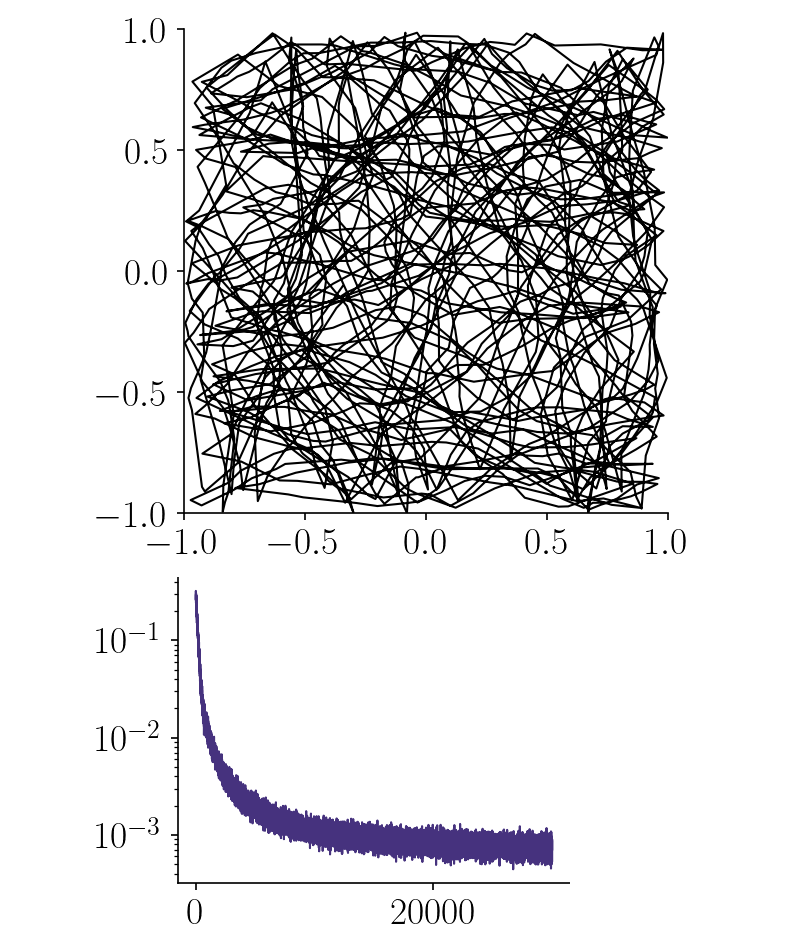
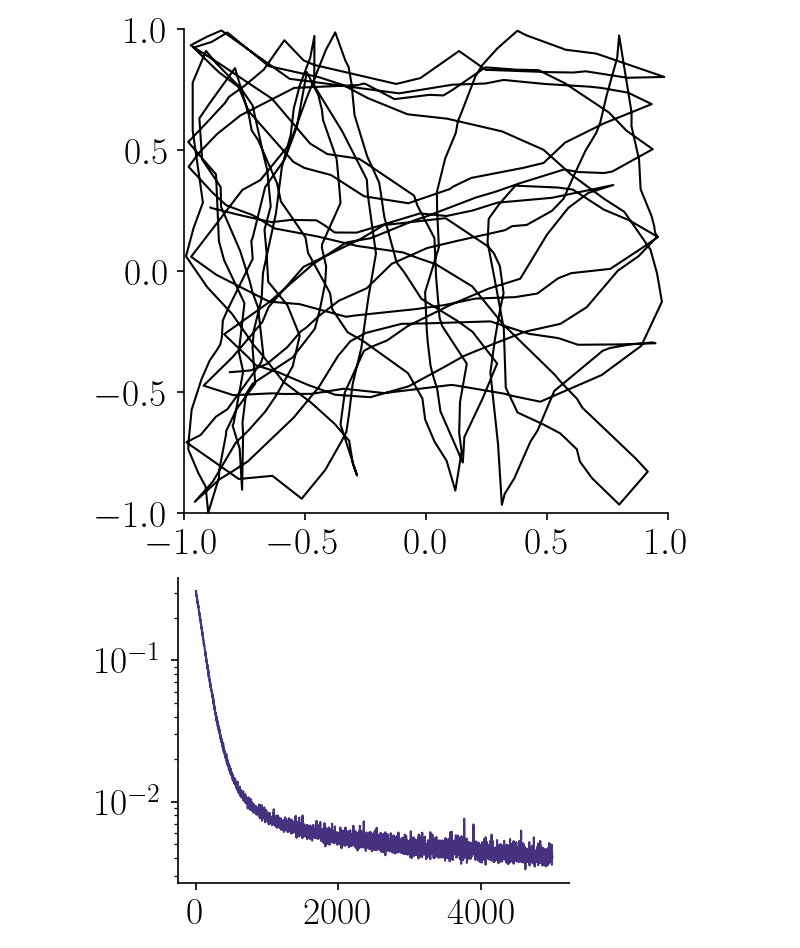
Before and after one commit to bioAI-Oslo/ConjunctiveRepresentations, a Jupyter notebook: rnn_long_trajectory.ipynb, the cells around one changed output. Saved outputs shown, nothing was run; the diff lists cells and outputs as text; code cells hidden in the pictures.

Commit message:
final touches on long trajectory rnn

```diff
--- a/rnn_long_trajectory.ipynb
+++ b/rnn_long_trajectory.ipynb
@@ -150,23 +135,29 @@ r_label = r[:,1:].reshape(-1, 2)
 # %%
-# Plit trajectory
+r, v = genny.generate_dataset(1, 500)
+r = r[:,1:].reshape(-1, 2)
+
+# Plot example trajectory
 fig, ax = plt.subplots(figsize=(4, 4), constrained_layout=True)
-ax.plot(r_label[:, 0], r_label[:, 1], color="black", lw=1)
+ax.plot(r[:, 0], r[:, 1], color="black", lw=1)
 ax.set_xlim(-1, 1)
 ax.set_ylim(-1, 1)
 ax.set_aspect("equal")
 # %% [output]
-[figure, old version]
+[figure, new version]
 # %%
-# Train on first X timesteps
-p_train = p[50:t_train]                 # Ignore first 50 timesteps
-r_label_train = r_label[50:t_train]
-
 decoder_history = []
 progress = tqdm(range(train_steps))
 for i in progress:
 
-    idx = np.random.choice(np.arange(p_train.shape[0]), bs)
-    loss = decoder.train_step(x=p_train[idx], y=r_label_train[idx], optimizer=optimizer)
+    r, v = genny.generate_dataset(bs, t_train)
+    p = model.spatial_representation(v, model.initial_state(r[:, 0].shape[0]))[0].detach()
+
+    # Ignore first 50 timesteps
+    p = p[:, 50:]
+    p = torch.reshape(p, (-1, p.shape[-1]))
+    r = r[:, 51:].reshape(-1, 2)
+
+    loss = decoder.train_step(x=p, y=r, optimizer=optimizer)
 
     if i % 10 == 0:
         progress.set_description(f"loss: {loss:>7f}")
@@ -177,6 +168,6 @@ plt.plot(decoder_history)
 plt.yscale("log")
 plt.show()
 # %% [output]
-[figure, old version]
+[figure, new version]
 # %%
 t_eval = 500
```
Also changed, not shown: parts of 18 cells of this notebook, 2 other files.
